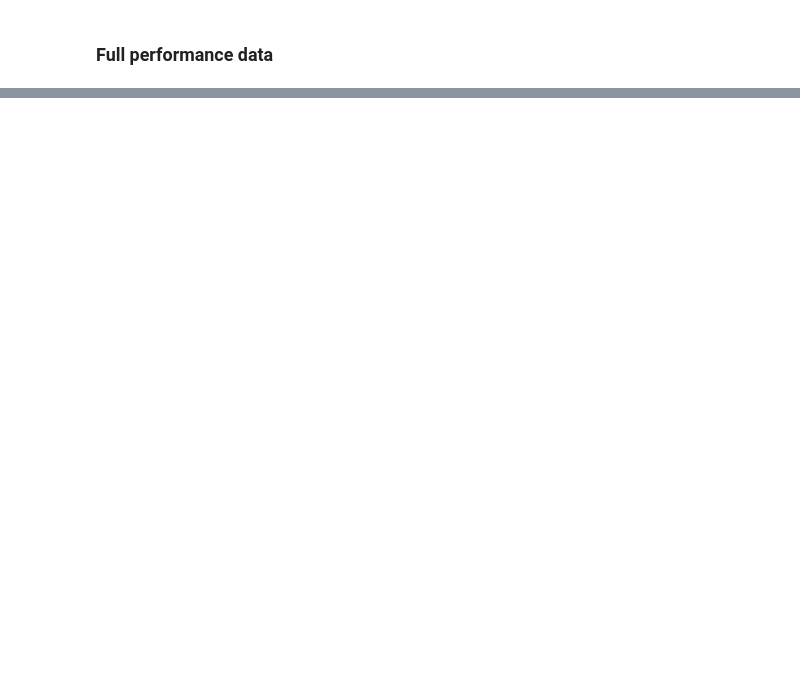
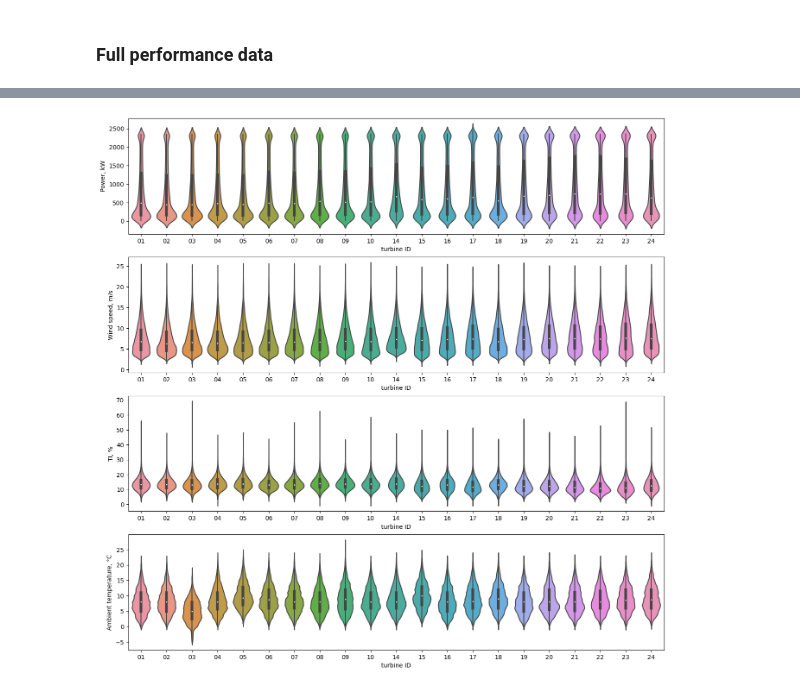
Before and after one commit to jingtingchong/Wind-turbine-performance-modelling, a Jupyter notebook: EDA/EDA-F.ipynb, the cells around one changed output, grey strips where cells are left out. Cells and saved outputs as stored; diff of their text form; code cells hidden in the pictures; blank space fills up the shorter version.

```diff
--- a/EDA/EDA-F.ipynb
+++ b/EDA/EDA-F.ipynb
@@ -218,0 +196,9 @@ plt.show()
+# %%
+# Make violin plots of the variables
+var = [ 'Power','Wind_speed', 'TI','Temperature']
+var_name = [ 'Power, kW','Wind speed, m/s', 'TI, %','Ambient temperature, °C']
+
+func.plot_violinplot(df=data_clean, var=var, var_name=var_name, order=instanceID,
+                ticklabels=ID, figsize=(16, 16), orient = "v")
+# %% [output]
+[figure, added]
```
Also changed, not shown: parts of 42 cells of this notebook, 8 other files.
